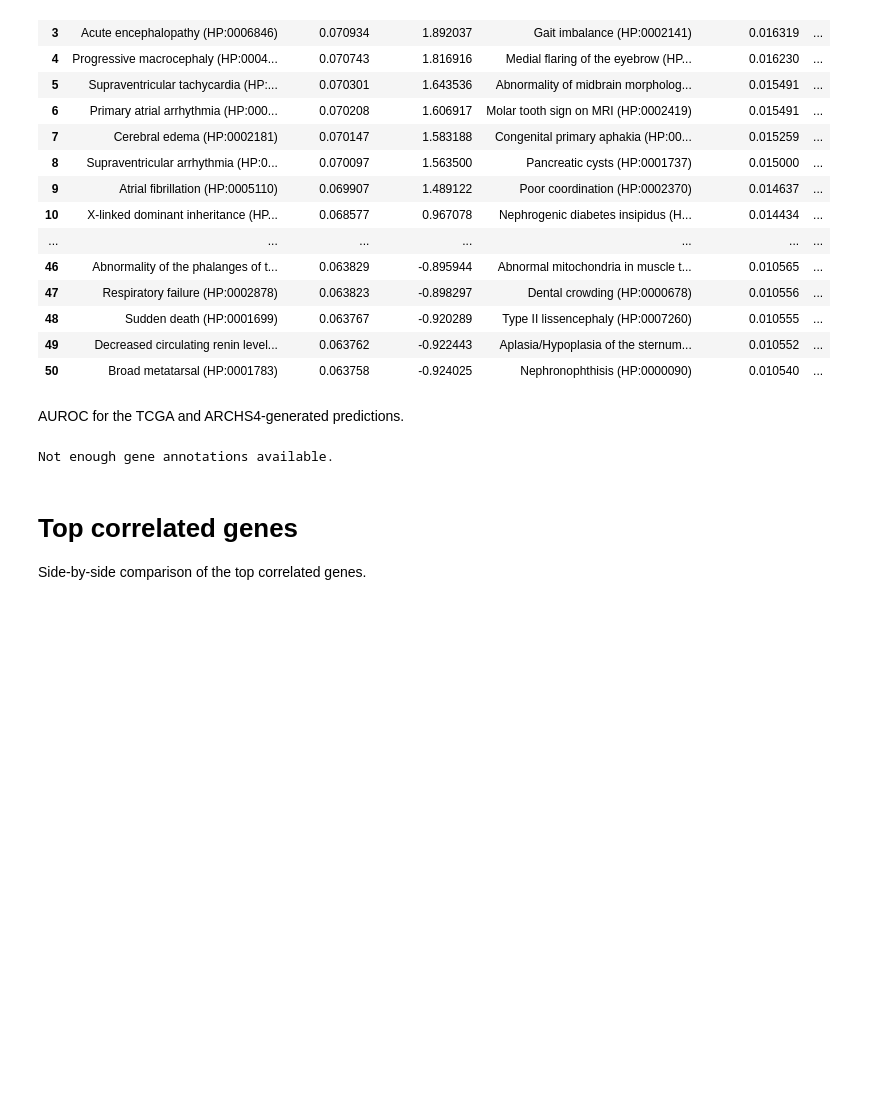
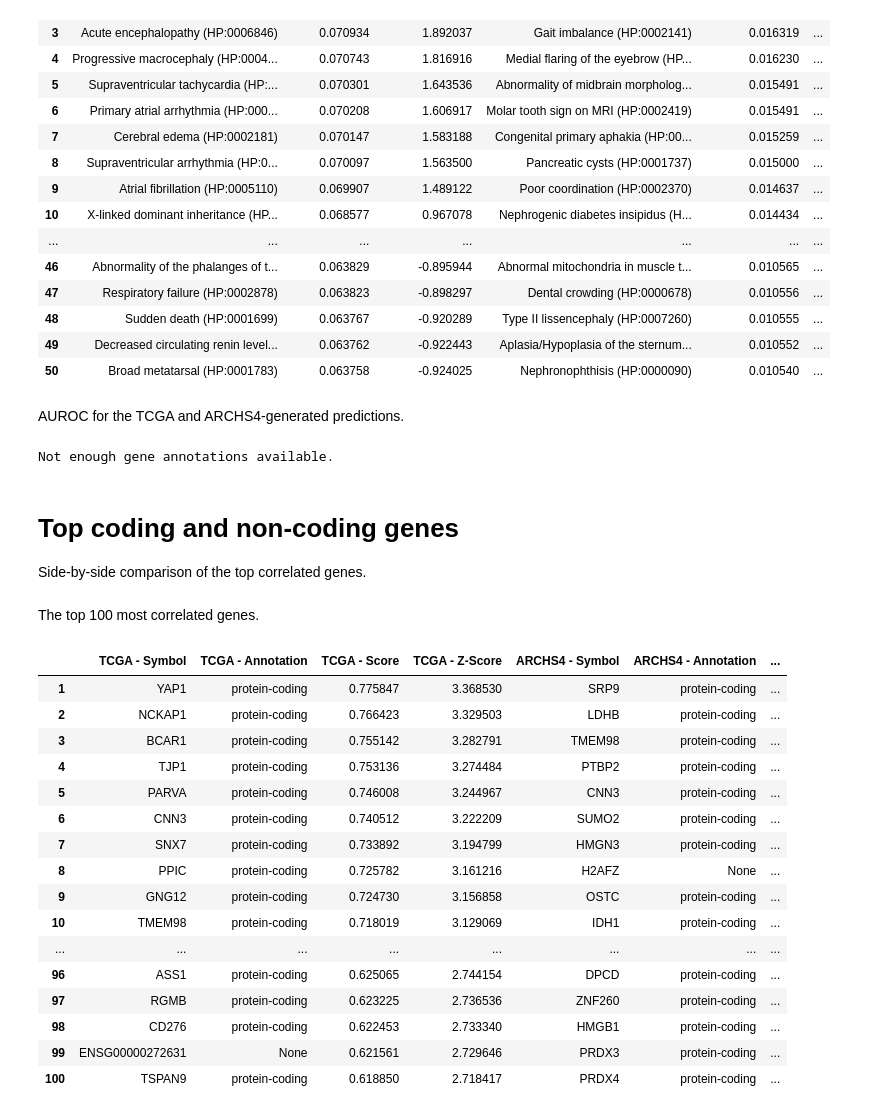
Before and after one commit to cyoon23/appyter, a Jupyter notebook: rna_predictions.ipynb, the cells around one changed output. Saved outputs shown, nothing was run; the diff lists cells and outputs as text; code cells hidden in the pictures; blank space fills up the shorter version.

Commit message:
finish autocomplete

```diff
--- a/rna_predictions.ipynb
+++ b/rna_predictions.ipynb
@@ -12,7 +12,7 @@ magic.init(lambda _=globals: _())
 )%}
 
 gene = {{ AutocompleteField(
-    name='autocomplete',
+    name='gene_input',
     label='autocomplete',
     description='autocomplete',
     section='Datasets',
@@ -448,5 +448,30 @@ else: print("Not enough gene annotations available.")
 # %% [output]
 Not enough gene annotations available.
 # %% [markdown]
-# Top correlated genes
+# Top coding and non-coding genes
 Side-by-side comparison of the top correlated genes.
+# %% [markdown]
+The top 100 most correlated genes.
+# %%
+top_tcga_genes, top_ncRNA = get_top_genes(tcga_cor, gene, "TCGA")
+top_archs4_genes, _ = get_top_genes(archs4_cor, gene, "ARCHS4")
+combined_genes = pd.concat([top_tcga_genes, top_archs4_genes], axis=1)
+display_df(combined_genes)
+# %% [output]
+|  | TCGA - Symbol | TCGA - Annotation | TCGA - Score | TCGA - Z-Score | ARCHS4 - Symbol | ARCHS4 - Annotation | ... |
+| 1 | YAP1 | protein-coding | 0.775847 | 3.368530 | SRP9 | protein-coding | ... |
+| 2 | NCKAP1 | protein-coding | 0.766423 | 3.329503 | LDHB | protein-coding | ... |
+| 3 | BCAR1 | protein-coding | 0.755142 | 3.282791 | TMEM98 | protein-coding | ... |
+| 4 | TJP1 | protein-coding | 0.753136 | 3.274484 | PTBP2 | protein-coding | ... |
+| 5 | PARVA | protein-coding | 0.746008 | 3.244967 | CNN3 | protein-coding | ... |
+| 6 | CNN3 | protein-coding | 0.740512 | 3.222209 | SUMO2 | protein-coding | ... |
+| 7 | SNX7 | protein-coding | 0.733892 | 3.194799 | HMGN3 | protein-coding | ... |
+| 8 | PPIC | protein-coding | 0.725782 | 3.161216 | H2AFZ | None | ... |
+| 9 | GNG12 | protein-coding | 0.724730 | 3.156858 | OSTC | protein-coding | ... |
+| 10 | TMEM98 | protein-coding | 0.718019 | 3.129069 | IDH1 | protein-coding | ... |
+| ... | ... | ... | ... | ... | ... | ... | ... |
+| 96 | ASS1 | protein-coding | 0.625065 | 2.744154 | DPCD | protein-coding | ... |
+| 97 | RGMB | protein-coding | 0.623225 | 2.736536 | ZNF260 | protein-coding | ... |
+| 98 | CD276 | protein-coding | 0.622453 | 2.733340 | HMGB1 | protein-coding | ... |
+| 99 | ENSG00000272631 | None | 0.621561 | 2.729646 | PRDX3 | protein-coding | ... |
+| 100 | TSPAN9 | protein-coding | 0.618850 | 2.718417 | PRDX4 | protein-coding | ... |
```
Also changed, not shown: parts of 8 cells of this notebook, 4 other files.
